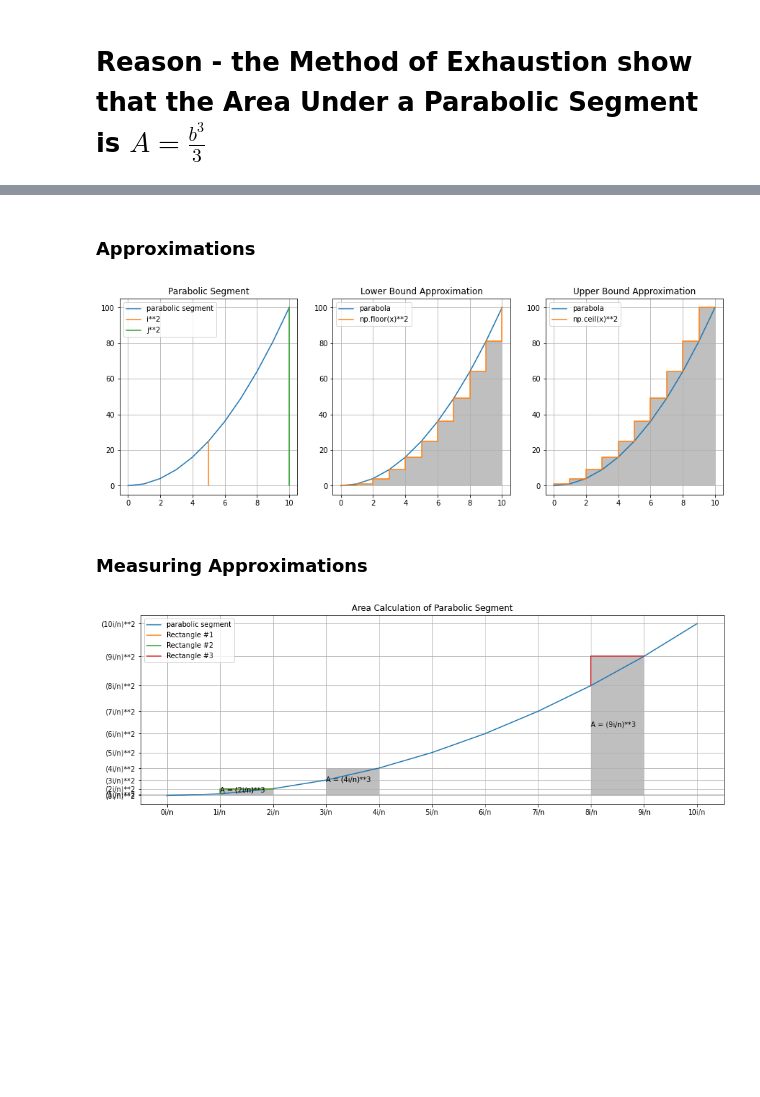
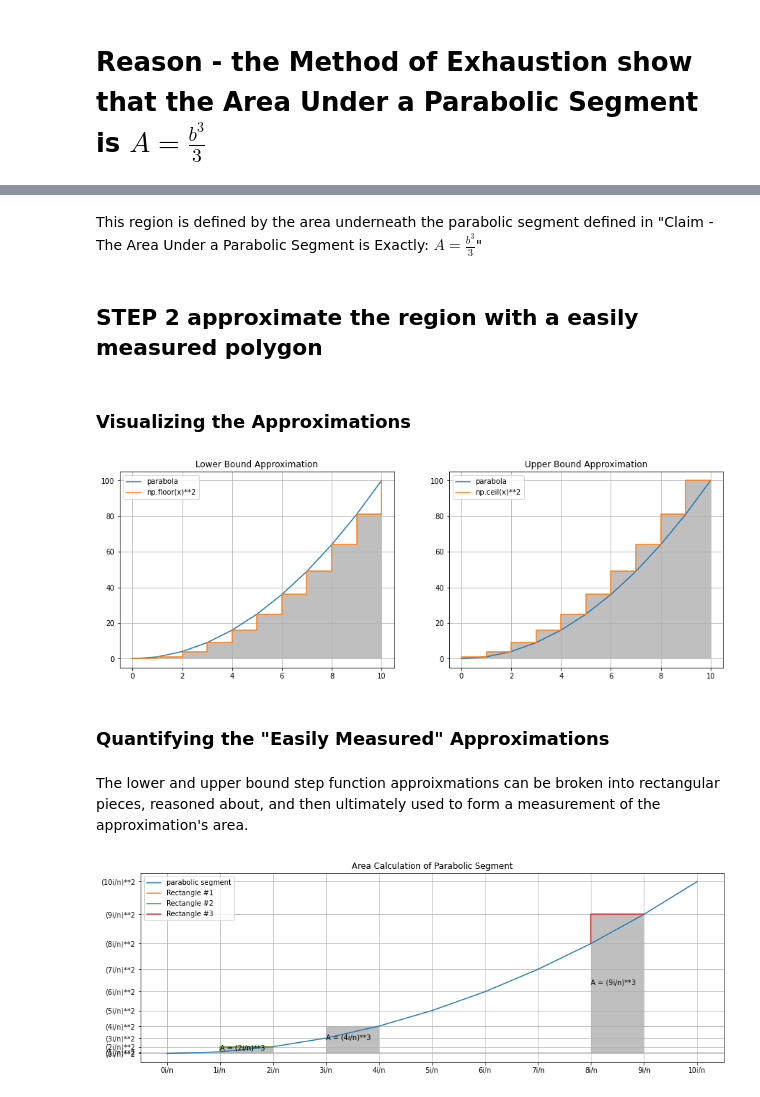
Before and after one commit to iainwo/life-of-iain, a Jupyter notebook: 0_1_1_method_of_exhaustion.ipynb, the cells around one changed output, grey strips where cells are left out. Saved outputs shown, nothing was run; the diff lists cells and outputs as text; code cells hidden in the pictures; blank space fills up the shorter version.

```diff
--- a/0_1_1_method_of_exhaustion.ipynb
+++ b/0_1_1_method_of_exhaustion.ipynb
@@ -38,2 +67,6 @@ plt.show()
+# %% [markdown]
+This region is defined by the area underneath the parabolic segment defined in "Claim - The Area Under a Parabolic Segment is Exactly: $A = \frac{b^3}{3}$"
+# %% [markdown]
+## STEP 2  approximate the region with a easily measured polygon
 # %% [markdown]
-### Approximations
+### Visualizing the Approximations
@@ -67,36 +73,30 @@ y_ub = f_ub(x)
 # %%
-afig, ax = plt.subplots(1, 3, figsize=(15, 5))
+afig, ax = plt.subplots(1, 2, figsize=(15, 5))
 fig.suptitle('Parabolic Segments')
 
-# parabolic segment subplot
-ax[0].plot(x, y, label="parabolic segment")
-ax[0].plot(xi, ordinate_i, label="i**2")
-ax[0].plot(xj, ordinate_j, label="j**2")
-ax[0].set_title("Parabolic Segment")
+# lower bound region approximation
+ax[0].plot(x, y, label="parabola")
+ax[0].plot(x, y_lb, label="np.floor(x)**2", drawstyle='steps-post')
+ax[0].set_title("Lower Bound Approximation")
+ax[0].fill_between(x, y_lb, alpha=0.5, facecolor="gray", step="post")
 ax[0].grid(True)
 ax[0].legend()
 
-# lower bound region approximation
+# upper bound region approximation
 ax[1].plot(x, y, label="parabola")
-ax[1].plot(x, y_lb, label="np.floor(x)**2", drawstyle='steps-post')
-ax[1].set_title("Lower Bound Approximation")
-ax[1].fill_between(x, y_lb, alpha=0.5, facecolor="gray", step="post")
+ax[1].plot(x, y_ub, label="np.ceil(x)**2", drawstyle='steps-pre')
+ax[1].set_title("Upper Bound Approximation")
+ax[1].fill_between(x, y_ub, alpha=0.5, facecolor="gray", step="pre")
 ax[1].grid(True)
 ax[1].legend()
 
-# upper bound region approximation
-ax[2].plot(x, y, label="parabola")
-ax[2].plot(x, y_ub, label="np.ceil(x)**2", drawstyle='steps-pre')
-ax[2].set_title("Upper Bound Approximation")
-ax[2].fill_between(x, y_ub, alpha=0.5, facecolor="gray", step="pre")
-ax[2].grid(True)
-ax[2].legend()
-
 plt.show()
 # %% [output]
-[figure, old version]
+[figure, new version]
-# %% [markdown]
-### Measuring Approximations
+# %% [markdown]
+### Quantifying the "Easily Measured"  Approximations
+# %% [markdown]
+The lower and upper bound step function approixmations can be broken into rectangular pieces, reasoned about, and then ultimately used to form a measurement of the approximation's area.
 # %%
 step = (x_ub//10)
 
```
Also changed, not shown: parts of 5 cells of this notebook.
